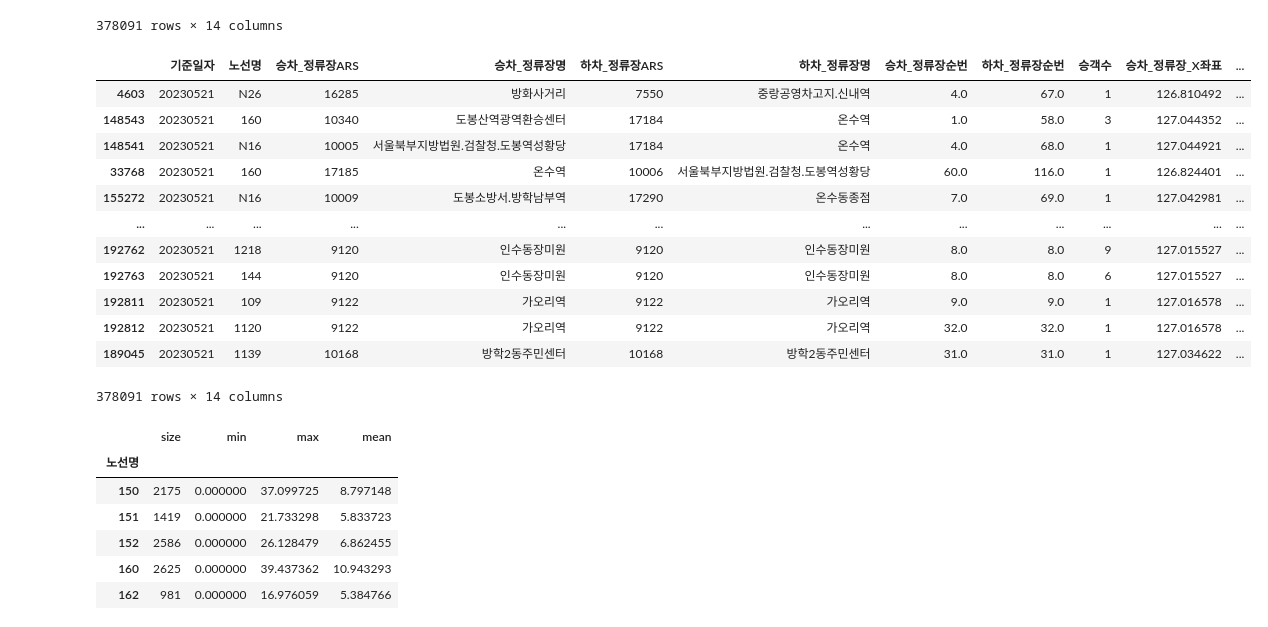
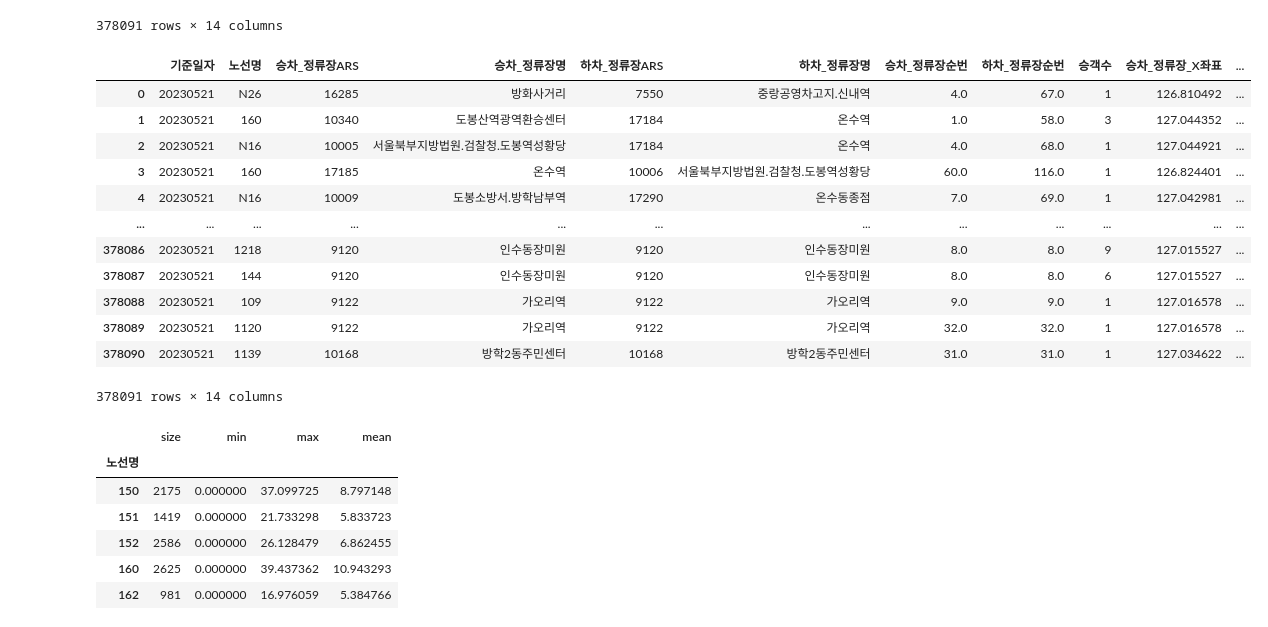
Before and after one commit to yxxjimin/ybigta-summer-23, a Jupyter notebook: 0706-python/유지민_pandas과제.ipynb, the cells around one changed output. Saved outputs shown, nothing was run; the diff lists cells and outputs as text; code cells hidden in the pictures.

```diff
--- a/0706-python/유지민_pandas과제.ipynb
+++ b/0706-python/유지민_pandas과제.ipynb
@@ -1655,20 +1655,22 @@ df1
 # %%
 #11. 거리에 따라 내림차순으로 df1을 정렬하고 index를 초기화해줍니다. (제가 실수했는데.. index column도 없애주세요!)
 
-df1.sort_values("거리", ascending=False)
+df1_sorted = df1.sort_values("거리", ascending=False)
+df1_reset_idx = df1_sorted.reset_index().drop("index", axis=1)
+df1_reset_idx
 # %% [output]
 |  | 기준일자 | 노선명 | 승차_정류장ARS | 승차_정류장명 | 하차_정류장ARS | 하차_정류장명 | 승차_정류장순번 | 하차_정류장순번 | 승객수 | 승차_정류장_X좌표 | ... |
-| 4603 | 20230521 | N26 | 16285 | 방화사거리 | 7550 | 중랑공영차고지.신내역 | 4.0 | 67.0 | 1 | 126.810492 | ... |
-| 148543 | 20230521 | 160 | 10340 | 도봉산역광역환승센터 | 17184 | 온수역 | 1.0 | 58.0 | 3 | 127.044352 | ... |
-| 148541 | 20230521 | N16 | 10005 | 서울북부지방법원.검찰청.도봉역성황당 | 17184 | 온수역 | 4.0 | 68.0 | 1 | 127.044921 | ... |
-| 33768 | 20230521 | 160 | 17185 | 온수역 | 10006 | 서울북부지방법원.검찰청.도봉역성황당 | 60.0 | 116.0 | 1 | 126.824401 | ... |
-| 155272 | 20230521 | N16 | 10009 | 도봉소방서.방학남부역 | 17290 | 온수동종점 | 7.0 | 69.0 | 1 | 127.042981 | ... |
+| 0 | 20230521 | N26 | 16285 | 방화사거리 | 7550 | 중랑공영차고지.신내역 | 4.0 | 67.0 | 1 | 126.810492 | ... |
+| 1 | 20230521 | 160 | 10340 | 도봉산역광역환승센터 | 17184 | 온수역 | 1.0 | 58.0 | 3 | 127.044352 | ... |
+| 2 | 20230521 | N16 | 10005 | 서울북부지방법원.검찰청.도봉역성황당 | 17184 | 온수역 | 4.0 | 68.0 | 1 | 127.044921 | ... |
+| 3 | 20230521 | 160 | 17185 | 온수역 | 10006 | 서울북부지방법원.검찰청.도봉역성황당 | 60.0 | 116.0 | 1 | 126.824401 | ... |
+| 4 | 20230521 | N16 | 10009 | 도봉소방서.방학남부역 | 17290 | 온수동종점 | 7.0 | 69.0 | 1 | 127.042981 | ... |
 | ... | ... | ... | ... | ... | ... | ... | ... | ... | ... | ... | ... |
-| 192762 | 20230521 | 1218 | 9120 | 인수동장미원 | 9120 | 인수동장미원 | 8.0 | 8.0 | 9 | 127.015527 | ... |
-| 192763 | 20230521 | 144 | 9120 | 인수동장미원 | 9120 | 인수동장미원 | 8.0 | 8.0 | 6 | 127.015527 | ... |
-| 192811 | 20230521 | 109 | 9122 | 가오리역 | 9122 | 가오리역 | 9.0 | 9.0 | 1 | 127.016578 | ... |
-| 192812 | 20230521 | 1120 | 9122 | 가오리역 | 9122 | 가오리역 | 32.0 | 32.0 | 1 | 127.016578 | ... |
-| 189045 | 20230521 | 1139 | 10168 | 방학2동주민센터 | 10168 | 방학2동주민센터 | 31.0 | 31.0 | 1 | 127.034622 | ... |
+| 378086 | 20230521 | 1218 | 9120 | 인수동장미원 | 9120 | 인수동장미원 | 8.0 | 8.0 | 9 | 127.015527 | ... |
+| 378087 | 20230521 | 144 | 9120 | 인수동장미원 | 9120 | 인수동장미원 | 8.0 | 8.0 | 6 | 127.015527 | ... |
+| 378088 | 20230521 | 109 | 9122 | 가오리역 | 9122 | 가오리역 | 9.0 | 9.0 | 1 | 127.016578 | ... |
+| 378089 | 20230521 | 1120 | 9122 | 가오리역 | 9122 | 가오리역 | 32.0 | 32.0 | 1 | 127.016578 | ... |
+| 378090 | 20230521 | 1139 | 10168 | 방학2동주민센터 | 10168 | 방학2동주민센터 | 31.0 | 31.0 | 1 | 127.034622 | ... |
 378091 rows × 14 columns
 # %%
 #12. 노선당 몇 개의 경로가 있는지 그리고 각각의 경로 거리의 min, max, mean 값을 나타내봅니다.
```
Also changed, not shown: parts of 1 cell of this notebook, 1 other file.
